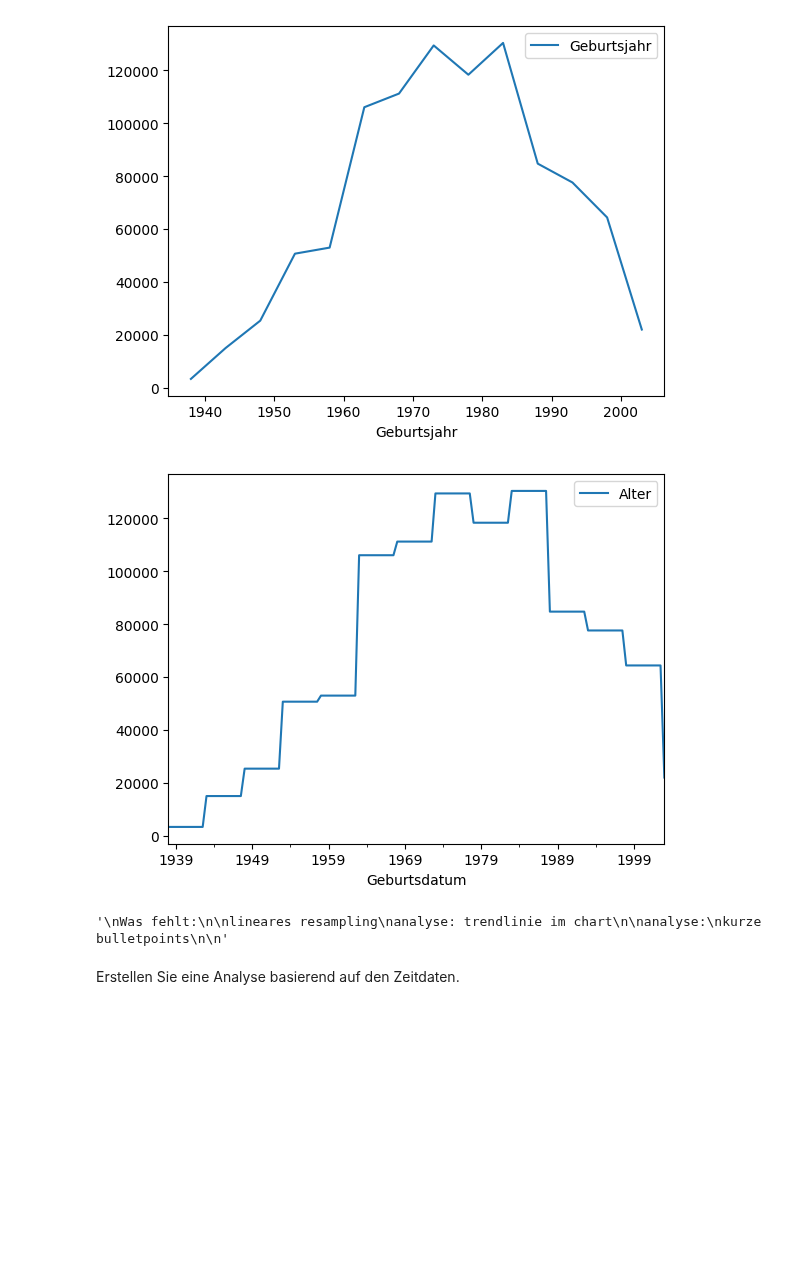
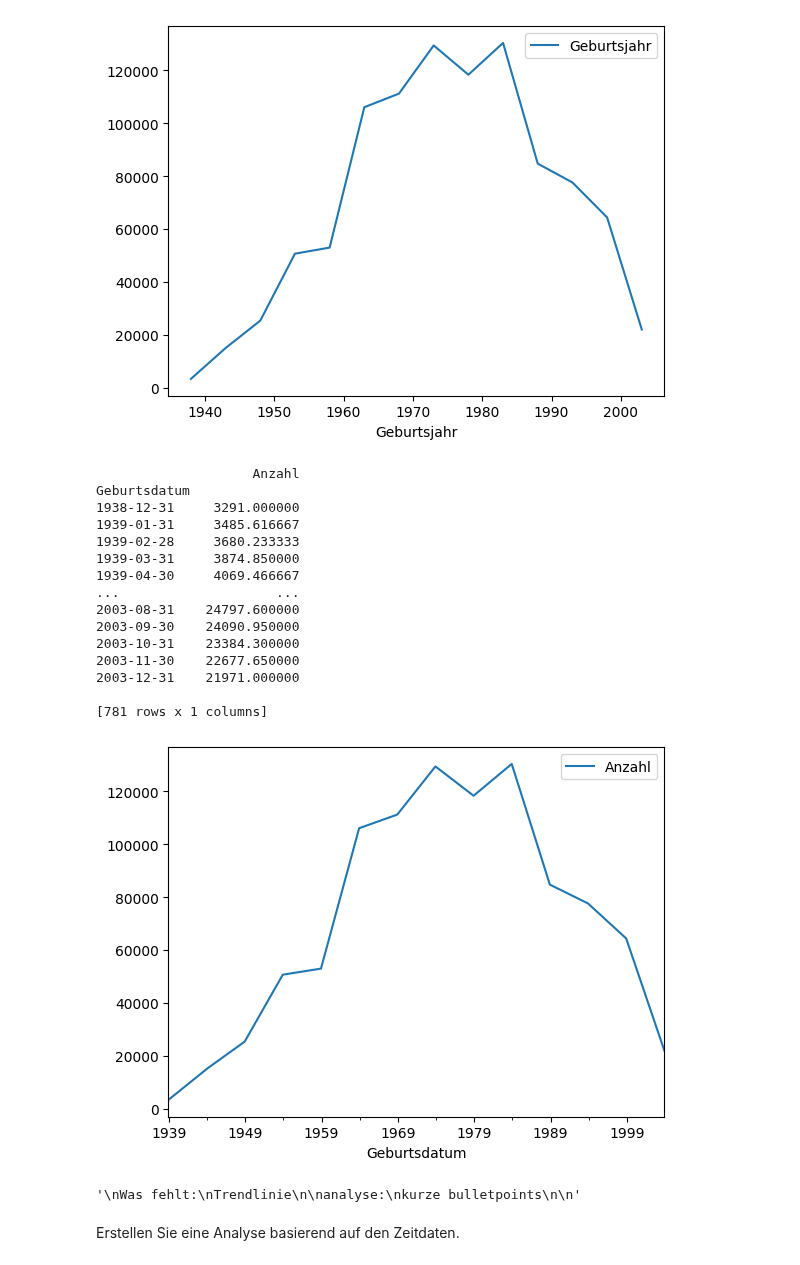
Before and after one commit to SebastianGrab/DataAnalyticsWS23-24, a Jupyter notebook: Projektarbeit/Aufgaben/Projektarbeit_A4.ipynb, the cells around one changed output. Drawn from its saved outputs; the diff is of its cells as text; code cells hidden in the pictures; blank space fills up the shorter version.

```diff
--- a/Projektarbeit/Aufgaben/Projektarbeit_A4.ipynb
+++ b/Projektarbeit/Aufgaben/Projektarbeit_A4.ipynb
@@ -117,33 +117,44 @@ plt.show()
 # %% [output]
 [figure]
 # %%
-dataset['Geburtstag'] = '0101'
+# Upsampling des Datasets auf Monatsebene:
+
+    # Datumsspalte erstellen:
+
+dataset['Geburtstag'] = '1231'
 dataset['Geburtsdatum'] = dataset['Geburtsjahr'].astype(str) + dataset['Geburtstag']
 
 dataset['Geburtsdatum'] = pd.to_datetime(dataset['Geburtsdatum'], format = '%Y%m%d')
 
-years = dataset.groupby('Geburtsdatum').agg({'Alter': 'count'})
+dataset['Anzahl'] = 1
 
-years.resample('6M').mean().ffill().plot()
+    # Resampling:
+
+years = dataset.groupby('Geburtsdatum').agg({'Anzahl': 'count'})
+
+years_upsampled = years.resample('M').asfreq().interpolate(method='linear')
+
+years_upsampled.plot()
+
 plt.show()
-
-
-
-
-
-"""
-Was fehlt:
-
-lineares resampling
-analyse: trendlinie im chart
-
-analyse:
-kurze bulletpoints
-
-"""
 # %% [output]
+                    Anzahl
+Geburtsdatum
+1938-12-31     3291.000000
+1939-01-31     3485.616667
+1939-02-28     3680.233333
+1939-03-31     3874.850000
+1939-04-30     4069.466667
+...                    ...
+2003-08-31    24797.600000
+2003-09-30    24090.950000
+2003-10-31    23384.300000
+2003-11-30    22677.650000
+2003-12-31    21971.000000
+
+[781 rows x 1 columns]
-[figure, old version]
+[figure, new version]
-'\nWas fehlt:\n\nlineares resampling\nanalyse: trendlinie im chart\n\nanalyse:\nkurze bulletpoints\n\n'
+'\nWas fehlt:\nTrendlinie\n\nanalyse:\nkurze bulletpoints\n\n'
 # %% [markdown]
 Erstellen Sie eine Analyse basierend auf den Zeitdaten.
 # %%
```
Also changed, not shown: parts of 4 cells of this notebook, 1 other file.
